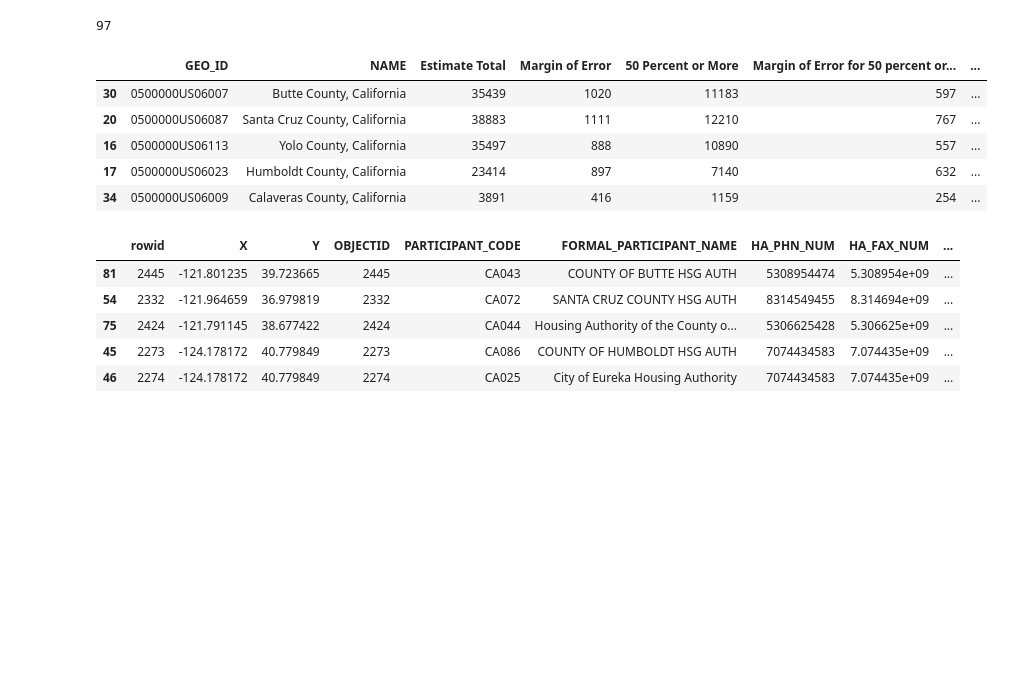
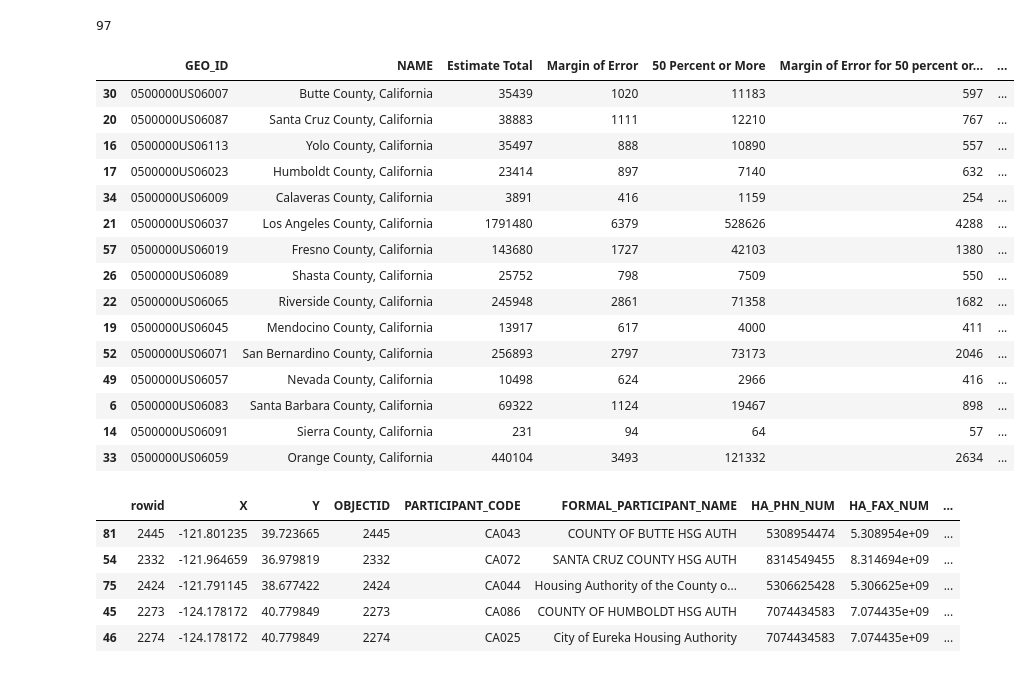
Before and after one commit to biglocalnews/WARN_Cali_analysis, a Jupyter notebook: notebooks/rent_burden_calculation.ipynb, the cells around one changed output. Drawn from its saved outputs; the diff is of its cells as text; code cells hidden in the pictures; blank space fills up the shorter version.

```diff
--- a/notebooks/rent_burden_calculation.ipynb
+++ b/notebooks/rent_burden_calculation.ipynb
@@ -112,14 +112,24 @@ See the caveats in the documentation: https://pandas.pydata.org/pandas-docs/stab
 97
 # %%
 sorted_ACS_2018['COUNTY FIPS'] = sorted_ACS_2018['GEO_ID'].str[-5:]
-sorted_ACS_2018.head()
+sorted_ACS_2018.head(15)
 # %% [output]
 |  | GEO_ID | NAME | Estimate Total | Margin of Error | 50 Percent or More | Margin of Error for 50 percent or... | ... |
 | 30 | 0500000US06007 | Butte County, California | 35439 | 1020 | 11183 | 597 | ... |
 | 20 | 0500000US06087 | Santa Cruz County, California | 38883 | 1111 | 12210 | 767 | ... |
 | 16 | 0500000US06113 | Yolo County, California | 35497 | 888 | 10890 | 557 | ... |
 | 17 | 0500000US06023 | Humboldt County, California | 23414 | 897 | 7140 | 632 | ... |
 | 34 | 0500000US06009 | Calaveras County, California | 3891 | 416 | 1159 | 254 | ... |
+| 21 | 0500000US06037 | Los Angeles County, California | 1791480 | 6379 | 528626 | 4288 | ... |
+| 57 | 0500000US06019 | Fresno County, California | 143680 | 1727 | 42103 | 1380 | ... |
+| 26 | 0500000US06089 | Shasta County, California | 25752 | 798 | 7509 | 550 | ... |
+| 22 | 0500000US06065 | Riverside County, California | 245948 | 2861 | 71358 | 1682 | ... |
+| 19 | 0500000US06045 | Mendocino County, California | 13917 | 617 | 4000 | 411 | ... |
+| 52 | 0500000US06071 | San Bernardino County, California | 256893 | 2797 | 73173 | 2046 | ... |
+| 49 | 0500000US06057 | Nevada County, California | 10498 | 624 | 2966 | 416 | ... |
+| 6 | 0500000US06083 | Santa Barbara County, California | 69322 | 1124 | 19467 | 898 | ... |
+| 14 | 0500000US06091 | Sierra County, California | 231 | 94 | 64 | 57 | ... |
+| 33 | 0500000US06059 | Orange County, California | 440104 | 3493 | 121332 | 2634 | ... |
 # %%
 full_table = pd.merge(cali_housing_authorities, sorted_ACS_2018, how='left', left_on='COUNTY_LEVEL', right_on='COUNTY FIPS')
 full_table.sort_values(by='Rent Burden Percent', ascending=False).head()
```
Also changed, not shown: 1 other file.
